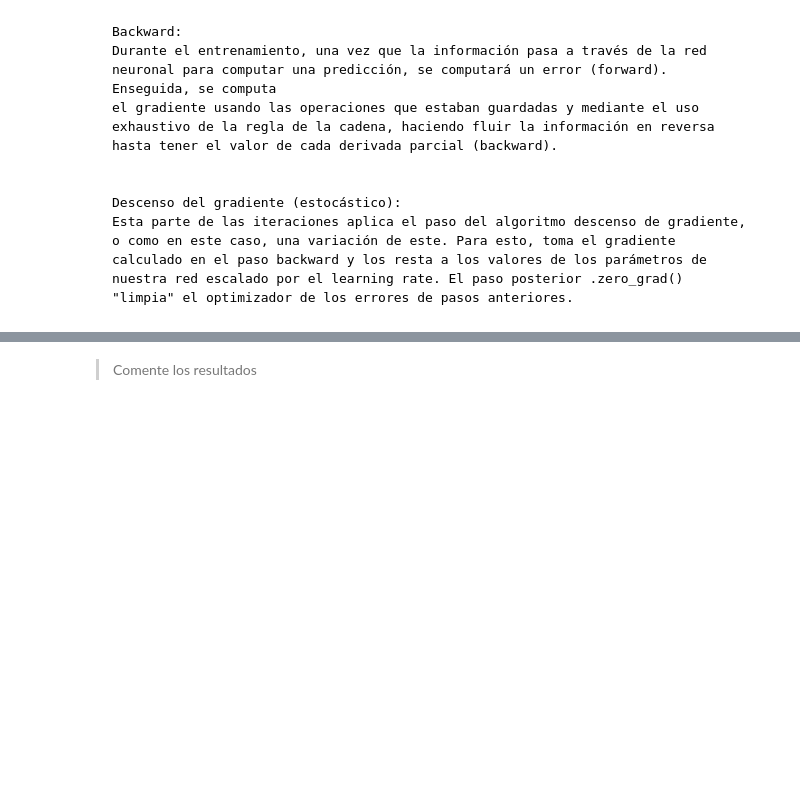
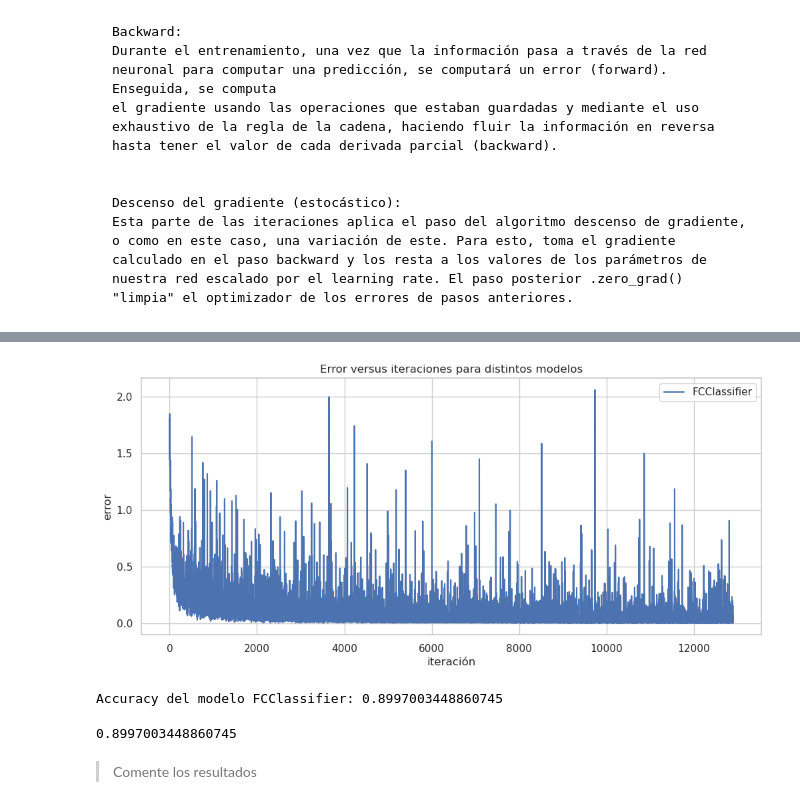
Before and after one commit to camilocarvajalreyes/laboratorios-MDS7202, a Jupyter notebook: Lab_9/Lab_9.ipynb, the cells around one changed output, grey strips where cells are left out. Drawn from its saved outputs; the diff is of its cells as text; code cells hidden in the pictures; blank space fills up the shorter version.

Commit message:
updte lab 9 corrida test FCC

````diff
--- a/Lab_9/Lab_9.ipynb
+++ b/Lab_9/Lab_9.ipynb
@@ -394,7 +397,7 @@ model_CNN2 = CNNClassifier2(channels_list_cnn2, num_classes)
 # %%
 # parámetros de entrenamiento
 lr = 1e-4
-n_epochs = 2  # 20
+n_epochs = 5  # 20
 # %% [markdown]
 ```
 Explicación parámetros
@@ -423,7 +426,7 @@ Esta parte de las iteraciones aplica el paso del algoritmo descenso de gradiente
 ```
 # %%
 # train
-def train(model, train_loader, num_epochs):
+def train(model, train_loader, num_epochs, verbose=True):
 
     optimizer = torch.optim.Adam(model.parameters(), lr=lr)
 
@@ -443,11 +446,13 @@ def train(model, train_loader, num_epochs):
             optimizer.step()
             optimizer.zero_grad()
 
-        perdidas_epoch.append(loss.item())
+            perdidas_epoch.append(loss.item())
 
         perdidas += perdidas_epoch
-        print("epoca {} de {}, training loss = {}".format(e+1,num_epochs,perdidas[-1]))
-        print("--------------------------------------------")
+
+        if verbose:
+            print("epoca {} de {}, training loss = {}".format(e+1,num_epochs,perdidas[-1]))
+            print("--------------------------------------------")
 
     return perdidas
 # %%
@@ -493,0 +499,5 @@ Construidas las funciones de entrenamiento y evaluación, entrene a las redes qu
+# %%
+perdidas = {}
+# %%
+print("Entrenamiento de modelo FCClassifier")
+perdidas["FCClassifier"] = train(model_fc,train_loader,n_epochs)
@@ -494,3 +516,24 @@ Construidas las funciones de entrenamiento y evaluación, entrene a las redes qu
+# %%
+import seaborn as sns
+import matplotlib.pyplot as plt
+
+y_tag = [model.__class__.__name__ for model in modelos]
+
+sns.set_theme(style="whitegrid")
+_, ax = plt.subplots(figsize=(12,5))
+
+for model in y_tag:
+    sns.lineplot(data=perdidas[model], ax=ax, markers=['o','o','o'])
+ax.legend(y_tag)
+ax.set(xlabel='iteración',ylabel='error',title='Error versus iteraciones para distintos modelos')
+plt.show()
+# %% [output]
+[figure, added]
+# %%
+evaluate(test_loader,model_fc)
+# %% [output]
+Accuracy del modelo FCClassifier: 0.8997003448860745
+0.8997003448860745
 # %% [markdown]
 > Comente los resultados
 # %% [markdown]
````
Also changed, not shown: parts of 6 cells of this notebook.
